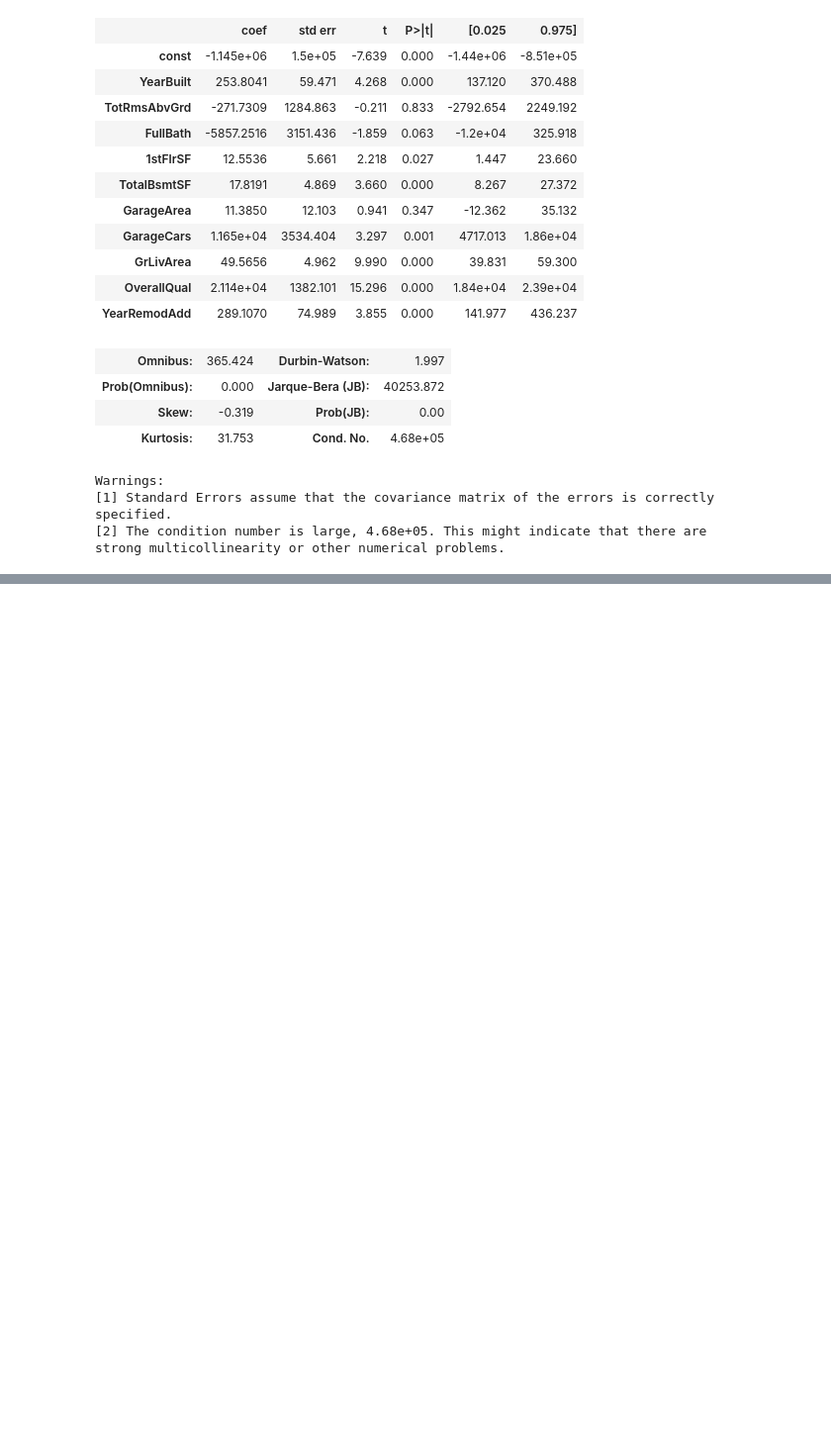
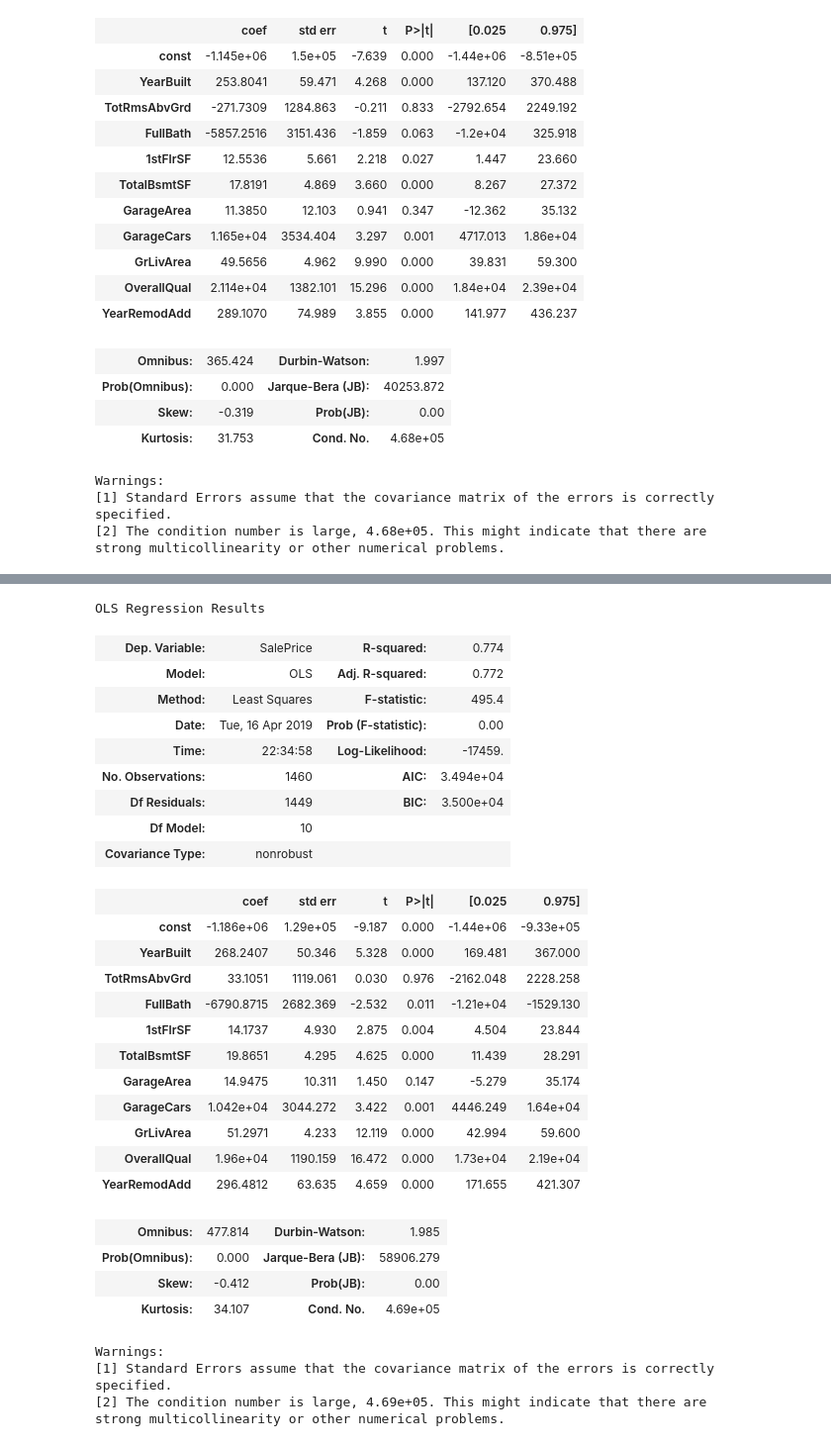
Before and after one commit to EceDolen/Bootcamp_-Bolum_6, a Jupyter notebook: Regresyon_Odev_6.ipynb, the cells around one changed output, grey strips where cells are left out. Shown: that part at 99% size. Saved outputs shown, nothing was run; the diff lists cells and outputs as text; code cells hidden in the pictures; blank space fills up the shorter version.

```diff
--- a/Regresyon_Odev_6.ipynb
+++ b/Regresyon_Odev_6.ipynb
@@ -92,0 +105,5 @@ plt.show()
+# %%
+Y = ev_fiyatlari['SalePrice']
+
+X = ev_fiyatlari[['YearBuilt', 'TotRmsAbvGrd', 'FullBath' , '1stFlrSF', 'TotalBsmtSF',
+            'GarageArea', 'GarageCars', 'GrLivArea', 'OverallQual', 'YearRemodAdd']]
@@ -92,0 +126,35 @@ plt.show()
+# %%
+X = sm.add_constant(X)
+results = sm.OLS(Y, X).fit()
+results.summary()
+# %% [output]
+OLS Regression Results
+| Dep. Variable: | SalePrice | R-squared: | 0.774 |
+| Model: | OLS | Adj. R-squared: | 0.772 |
+| Method: | Least Squares | F-statistic: | 495.4 |
+| Date: | Tue, 16 Apr 2019 | Prob (F-statistic): | 0.00 |
+| Time: | 22:34:58 | Log-Likelihood: | -17459. |
+| No. Observations: | 1460 | AIC: | 3.494e+04 |
+| Df Residuals: | 1449 | BIC: | 3.500e+04 |
+| Df Model: | 10 |  |  |
+| Covariance Type: | nonrobust |  |  |
+|  | coef | std err | t | P>|t| | [0.025 | 0.975] |
+| const | -1.186e+06 | 1.29e+05 | -9.187 | 0.000 | -1.44e+06 | -9.33e+05 |
+| YearBuilt | 268.2407 | 50.346 | 5.328 | 0.000 | 169.481 | 367.000 |
+| TotRmsAbvGrd | 33.1051 | 1119.061 | 0.030 | 0.976 | -2162.048 | 2228.258 |
+| FullBath | -6790.8715 | 2682.369 | -2.532 | 0.011 | -1.21e+04 | -1529.130 |
+| 1stFlrSF | 14.1737 | 4.930 | 2.875 | 0.004 | 4.504 | 23.844 |
+| TotalBsmtSF | 19.8651 | 4.295 | 4.625 | 0.000 | 11.439 | 28.291 |
+| GarageArea | 14.9475 | 10.311 | 1.450 | 0.147 | -5.279 | 35.174 |
+| GarageCars | 1.042e+04 | 3044.272 | 3.422 | 0.001 | 4446.249 | 1.64e+04 |
+| GrLivArea | 51.2971 | 4.233 | 12.119 | 0.000 | 42.994 | 59.600 |
+| OverallQual | 1.96e+04 | 1190.159 | 16.472 | 0.000 | 1.73e+04 | 2.19e+04 |
+| YearRemodAdd | 296.4812 | 63.635 | 4.659 | 0.000 | 171.655 | 421.307 |
+| Omnibus: | 477.814 | Durbin-Watson: | 1.985 |
+| Prob(Omnibus): | 0.000 | Jarque-Bera (JB): | 58906.279 |
+| Skew: | -0.412 | Prob(JB): | 0.00 |
+| Kurtosis: | 34.107 | Cond. No. | 4.69e+05 |
+Warnings:
+[1] Standard Errors assume that the covariance matrix of the errors is correctly specified.
+[2] The condition number is large, 4.69e+05. This might indicate that there are
+strong multicollinearity or other numerical problems.
```
Also changed, not shown: parts of 4 cells of this notebook.
